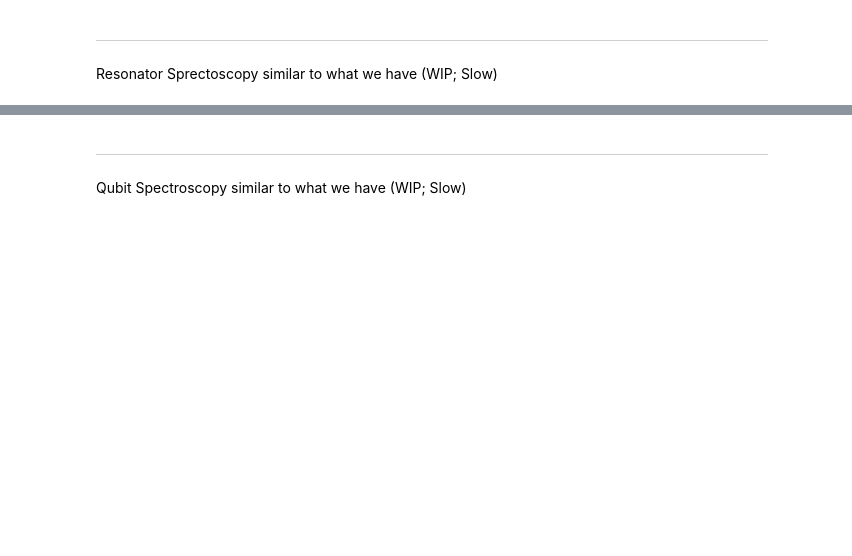
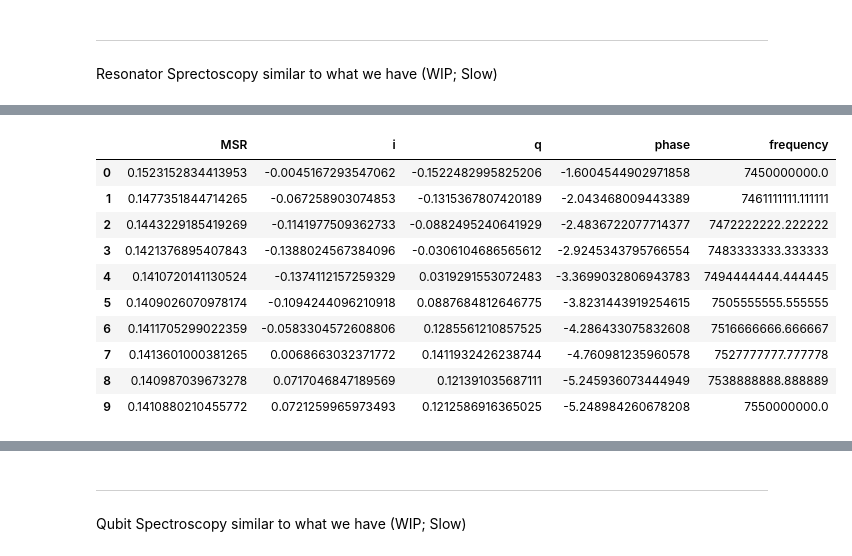
Before and after one commit to qiboteam/qibolab, a Jupyter notebook: examples/Zurich&QiboSequence_Example.ipynb, the cells around one changed output, grey strips where cells are left out. Drawn from its saved outputs; the diff is of its cells as text; code cells hidden in the pictures; blank space fills up the shorter version.

```diff
--- a/examples/Zurich&QiboSequence_Example.ipynb
+++ b/examples/Zurich&QiboSequence_Example.ipynb
@@ -386,0 +445,15 @@ resonator_spectroscopy_Z.resonator_spectroscopy_Z(Device,
+# %%
+data=DataUnits.load_data('reports', 'Zurich', "csv", f"Sweep_q0")
+data.df
+# %% [output]
+|  | MSR | i | q | phase | frequency |
+| 0 | 0.1523152834413953 | -0.0045167293547062 | -0.1522482995825206 | -1.6004544902971858 | 7450000000.0 |
+| 1 | 0.1477351844714265 | -0.067258903074853 | -0.1315367807420189 | -2.043468009443389 | 7461111111.111111 |
+| 2 | 0.1443229185419269 | -0.1141977509362733 | -0.0882495240641929 | -2.4836722077714377 | 7472222222.222222 |
+| 3 | 0.1421376895407843 | -0.1388024567384096 | -0.0306104686565612 | -2.9245343795766554 | 7483333333.333333 |
+| 4 | 0.1410720141130524 | -0.1374112157259329 | 0.0319291553072483 | -3.3699032806943783 | 7494444444.444445 |
+| 5 | 0.1409026070978174 | -0.1094244096210918 | 0.0887684812646775 | -3.8231443919254615 | 7505555555.555555 |
+| 6 | 0.1411705299022359 | -0.0583304572608806 | 0.1285561210857525 | -4.286433075832608 | 7516666666.666667 |
+| 7 | 0.1413601000381265 | 0.0068663032371772 | 0.1411932426238744 | -4.760981235960578 | 7527777777.777778 |
+| 8 | 0.140987039673278 | 0.0717046847189569 | 0.121391035687111 | -5.245936073444949 | 7538888888.888889 |
+| 9 | 0.1410880210455772 | 0.0721259965973493 | 0.1212586916365025 | -5.248984260678208 | 7550000000.0 |
```
Also changed, not shown: parts of 37 cells of this notebook, 2 other files.
